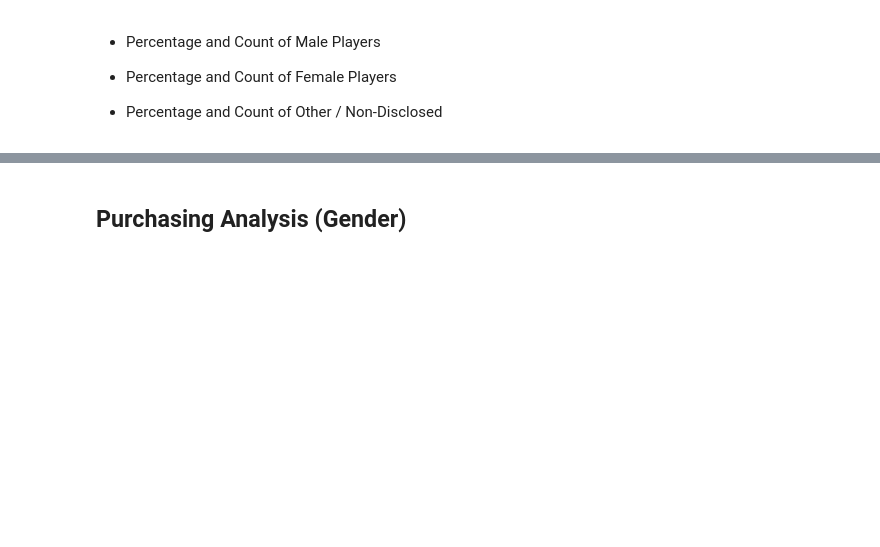
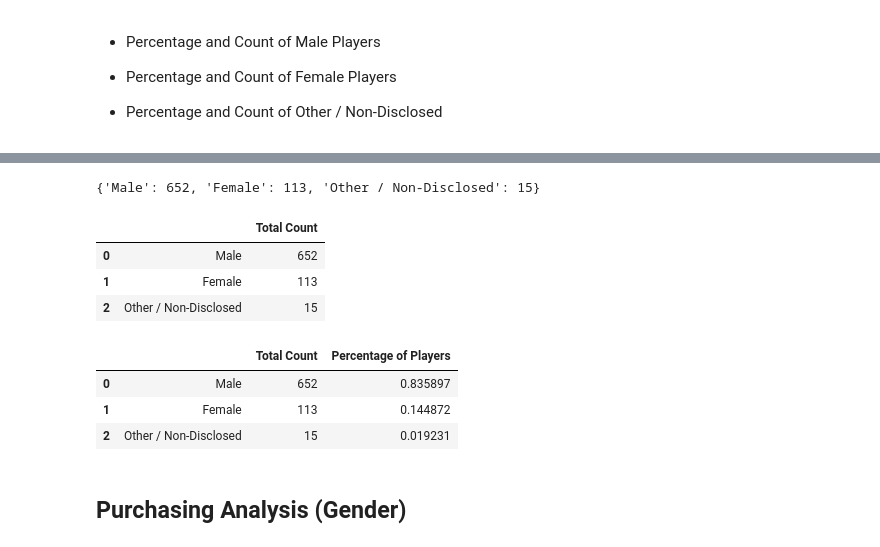
Before and after one commit to d-jenkins/pandas-challenge, a Jupyter notebook: HeroesOfPymoli/HeroesOfPymoli_final.ipynb, the cells around one changed output, grey strips where cells are left out. Saved outputs shown, nothing was run; the diff lists cells and outputs as text; code cells hidden in the pictures; blank space fills up the shorter version.

Commit message:
Gender Demographics

```diff
--- a/HeroesOfPymoli/HeroesOfPymoli_final.ipynb
+++ b/HeroesOfPymoli/HeroesOfPymoli_final.ipynb
@@ -124,3 +142,27 @@ analysis
+# %%
+gender = purchase_df['Gender'].value_counts(dropna=False).keys().tolist()
+counts = purchase_df['Gender'].value_counts(dropna=False).tolist()
+value_dict = dict(zip(gender, counts))
+value_dict
+# %% [output]
+{'Male': 652, 'Female': 113, 'Other / Non-Disclosed': 15}
+# %%
+gender_dem = pd.DataFrame(list(value_dict.items()),columns = ['','Total Count'])
+gender_dem
+# %% [output]
+|  |  | Total Count |
+| 0 | Male | 652 |
+| 1 | Female | 113 |
+| 2 | Other / Non-Disclosed | 15 |
+# %%
+gender_dem['Percentage of Players'] = pd.to_numeric(df['Percentage of Players'], errors='coerce').fillna(0).map("{:.2%}".format)
+gender_dem["Percentage of Players"] = gender_dem["Total Count"] / 780
+gender_dem.head()
+# %% [output]
+|  |  | Total Count | Percentage of Players |
+| 0 | Male | 652 | 0.835897 |
+| 1 | Female | 113 | 0.144872 |
+| 2 | Other / Non-Disclosed | 15 | 0.019231 |
 # %% [markdown]
 
 ## Purchasing Analysis (Gender)
```
Also changed, not shown: parts of 4 cells of this notebook.
